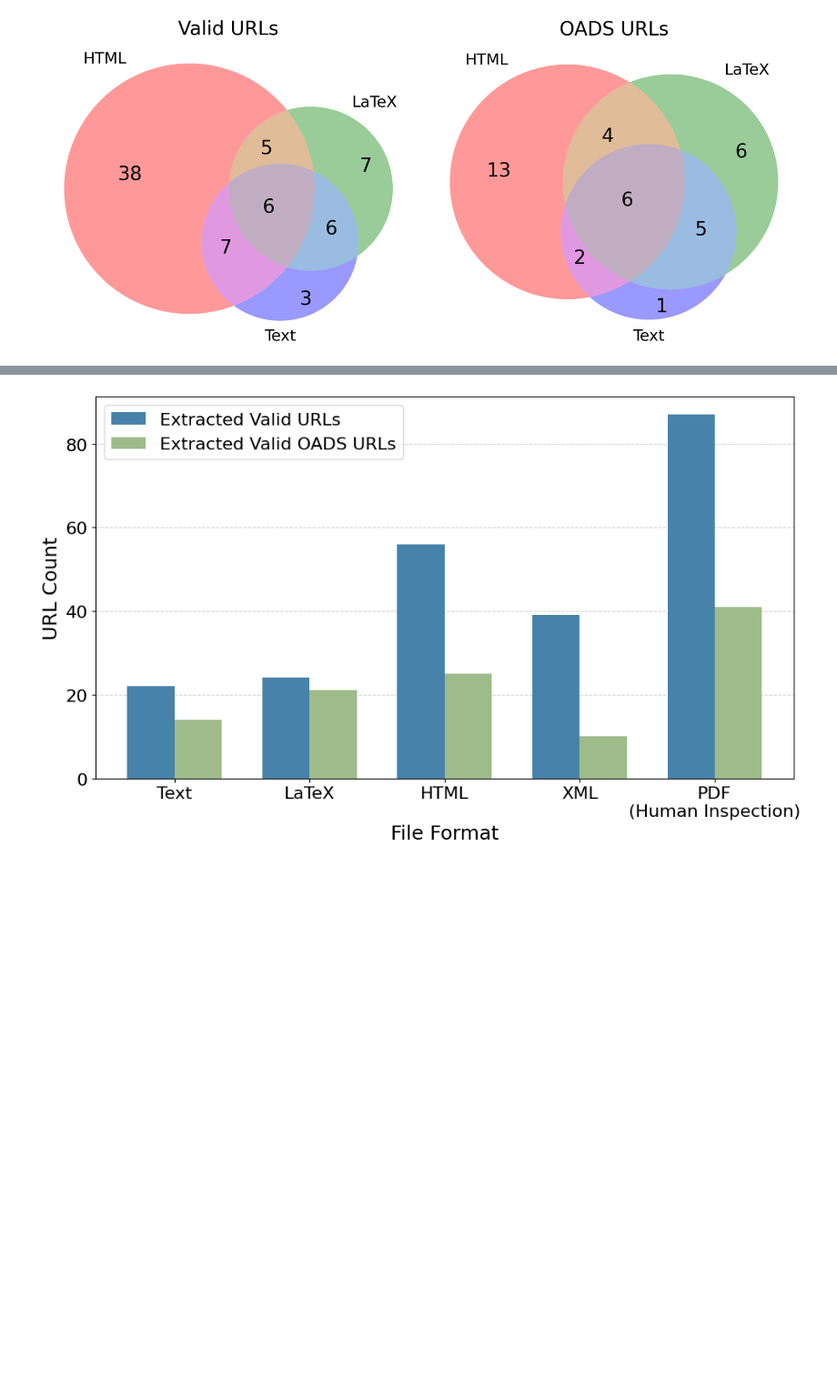
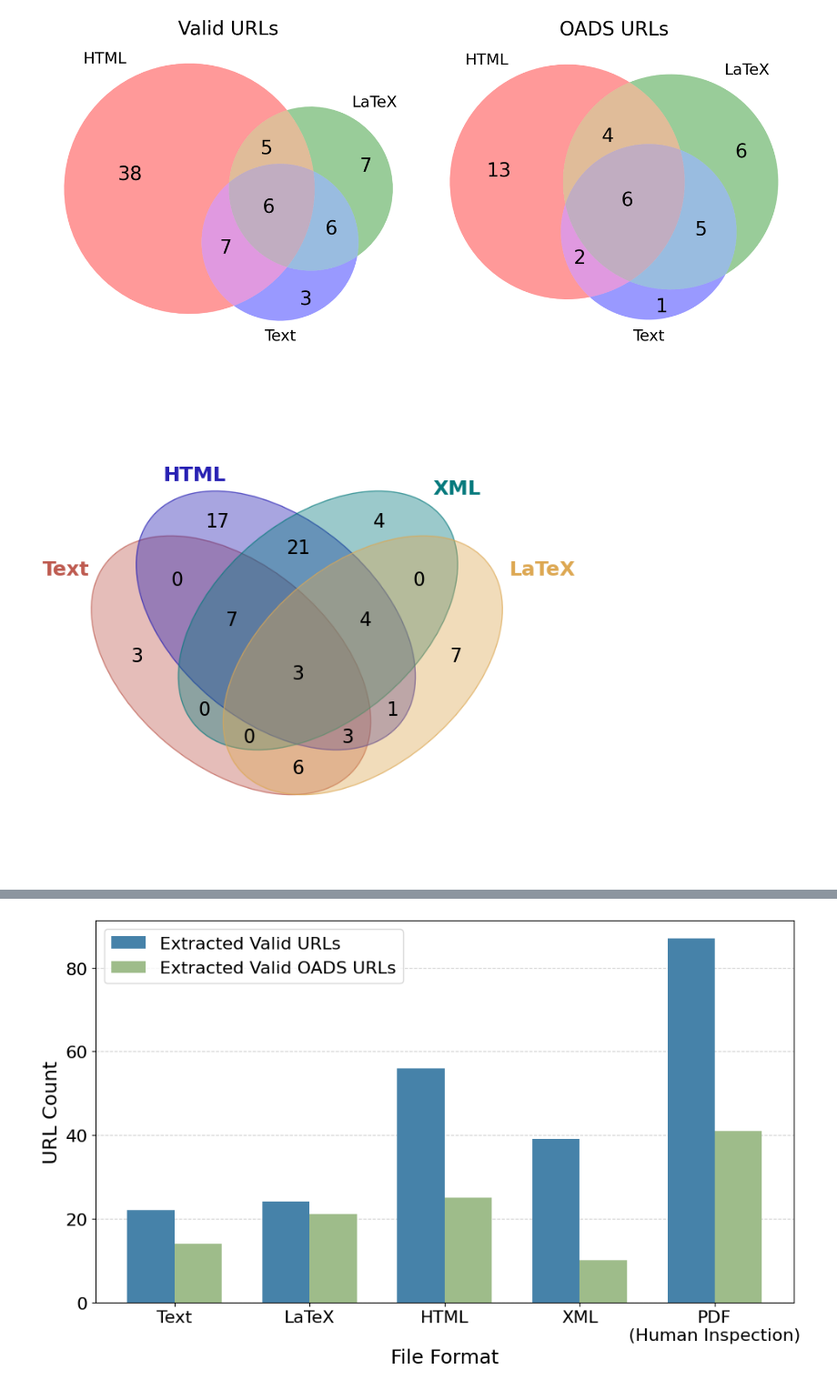
Before and after one commit to lamps-lab/arxiv-urls, a Jupyter notebook: arxiv_file_formats.ipynb, the cells around one changed output, grey strips where cells are left out. Shown: that part at 91% size. Saved outputs shown, nothing was run; the diff lists cells and outputs as text; code cells hidden in the pictures; blank space fills up the shorter version.

Commit message:
all 4 formats comparison - venn diagram added

```diff
--- a/arxiv_file_formats.ipynb
+++ b/arxiv_file_formats.ipynb
@@ -438,3 +438,87 @@ plt.savefig(r"results/url_overlap_venns.pdf", format="pdf", bbox_inches="tight",
 plt.show()
 # %% [output]
 [figure]
+# %%
+# %matplotlib inline
+import numpy as np
+import matplotlib.pyplot as plt
+from matplotlib.ticker import MultipleLocator, FormatStrFormatter
+from venn import venn
+
+counts = {
+    'Text': 3,
+    'HTML': 17,
+    'XML': 4,
+    'LaTeX': 7,
+    'Text&HTML': 0,
+    'Text&XML': 0,
+    'Text&LaTeX': 6,
+    'HTML&XML': 21,
+    'HTML&LaTeX': 1,
+    'XML&LaTeX': 0,
+    'Text&HTML&XML': 7,
+    'Text&HTML&LaTeX': 3,
+    'Text&XML&LaTeX': 0,
+    'HTML&XML&LaTeX': 4,
+    'Text&HTML&XML&LaTeX': 3,
+}
+
+# Expand counts into dummy sets
+def expand_counts_to_sets(counts):
+    sets = {k: set() for k in ["Text", "HTML", "XML", "LaTeX"]}
+    uid = 1
+    for key, value in counts.items():
+        groups = key.split("&")
+        for i in range(value):
+            for g in groups:
+                sets[g].add(f"{key}_{i}_{uid}")
+            uid += 1
+    return sets
+
+data = expand_counts_to_sets(counts)
+
+custom_colors = {
+    "Text": "#BE5B50",
+    "HTML": "#261FB3",
+    "XML": "#077A7D",
+    "LaTeX": "#DDA853",
+}
+
+fig, ax = plt.subplots(figsize=(8, 8))
+
+set_colors = list(custom_colors.values())
+
+venn(data, ax=ax, cmap=set_colors, fontsize=17)
+
+# # Set ticks and grids
+# x_min, x_max = -0.3, 1.3
+# ax.set_xticks(np.arange(x_min, x_max, 1))
+# ax.set_yticks(np.arange(x_min, x_max, 1))
+
+# ax.set_xticks(np.arange(x_min, x_max, 0.1), minor=True)
+# ax.set_yticks(np.arange(x_min, x_max, 0.1), minor=True)
+
+# ax.xaxis.set_major_locator(MultipleLocator(1.0))
+# ax.yaxis.set_major_locator(MultipleLocator(1.0))
+# ax.xaxis.set_minor_locator(MultipleLocator(0.1))
+# ax.yaxis.set_minor_locator(MultipleLocator(0.1))
+
+# ax.xaxis.set_minor_formatter(FormatStrFormatter("%.1f"))
+# ax.yaxis.set_minor_formatter(FormatStrFormatter("%.1f"))
+
+# ax.grid(which="major", linestyle="-", linewidth=0.7, alpha=0.7)
+# ax.grid(which="minor", linestyle="--", linewidth=0.5, alpha=0.3)
+
+# Custom labels (optional)
+fontsize_ = 18
+ax.text(-0.07, 0.6, "Text", fontsize=fontsize_, weight="bold", color=custom_colors["Text"])
+ax.text(0.2, 0.81, "HTML", fontsize=fontsize_, weight="bold", color=custom_colors["HTML"])
+ax.text(0.8, 0.78, "XML", fontsize=fontsize_, weight="bold", color=custom_colors["XML"])
+ax.text(0.97, 0.6, "LaTeX", fontsize=fontsize_, weight="bold", color=custom_colors["LaTeX"])
+
+ax.get_legend().remove()
+plt.savefig(r"results/venn_4.pdf")
+# plt.savefig(r"results/venn_4.pdf", dpi=300)
+plt.show()
+# %% [output]
+[figure, added]
```
Also changed, not shown: parts of 1 cell of this notebook, 1 other file.
